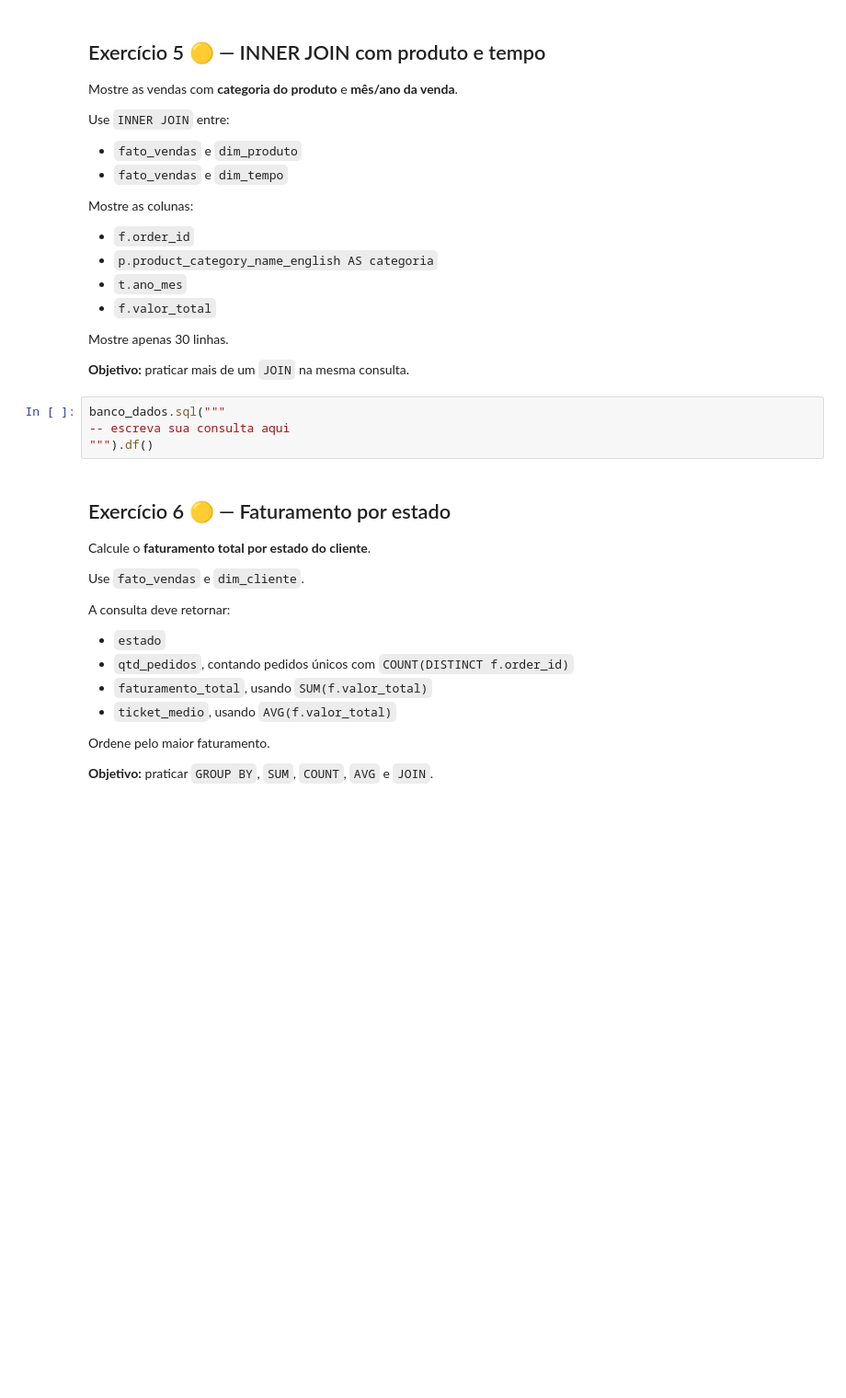
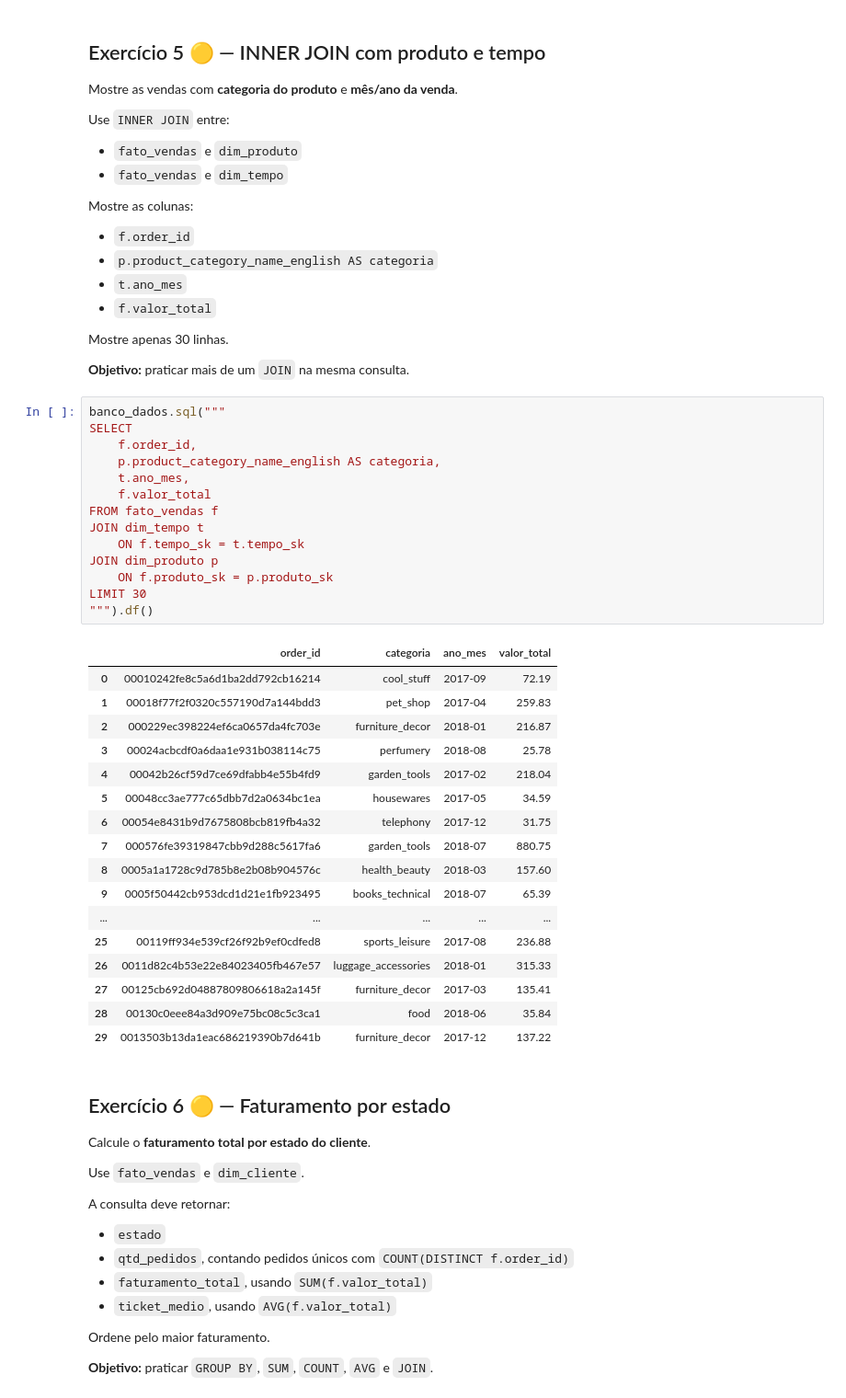
Before and after one commit to VictorHSaints/Semana_9, a Jupyter notebook: Exercício/Semana_9_Lista_Exercicios_SQLBásico.ipynb, the cells around one changed output. Shown at 92% size. Drawn from its saved outputs; the diff is of its cells as text; blank space fills up the shorter version.

```diff
--- a/Exercício/Semana_9_Lista_Exercicios_SQLBásico.ipynb
+++ b/Exercício/Semana_9_Lista_Exercicios_SQLBásico.ipynb
@@ -290,8 +290,36 @@ Mostre apenas 30 linhas.
 **Objetivo:** praticar mais de um `JOIN` na mesma consulta.
 # %%
 banco_dados.sql("""
--- escreva sua consulta aqui
+SELECT
+    f.order_id,
+    p.product_category_name_english AS categoria,
+    t.ano_mes,
+    f.valor_total
+FROM fato_vendas f
+JOIN dim_tempo t
+    ON f.tempo_sk = t.tempo_sk
+JOIN dim_produto p
+    ON f.produto_sk = p.produto_sk
+LIMIT 30
 """).df()
+# %% [output]
+|  | order_id | categoria | ano_mes | valor_total |
+| 0 | 00010242fe8c5a6d1ba2dd792cb16214 | cool_stuff | 2017-09 | 72.19 |
+| 1 | 00018f77f2f0320c557190d7a144bdd3 | pet_shop | 2017-04 | 259.83 |
+| 2 | 000229ec398224ef6ca0657da4fc703e | furniture_decor | 2018-01 | 216.87 |
+| 3 | 00024acbcdf0a6daa1e931b038114c75 | perfumery | 2018-08 | 25.78 |
+| 4 | 00042b26cf59d7ce69dfabb4e55b4fd9 | garden_tools | 2017-02 | 218.04 |
+| 5 | 00048cc3ae777c65dbb7d2a0634bc1ea | housewares | 2017-05 | 34.59 |
+| 6 | 00054e8431b9d7675808bcb819fb4a32 | telephony | 2017-12 | 31.75 |
+| 7 | 000576fe39319847cbb9d288c5617fa6 | garden_tools | 2018-07 | 880.75 |
+| 8 | 0005a1a1728c9d785b8e2b08b904576c | health_beauty | 2018-03 | 157.60 |
+| 9 | 0005f50442cb953dcd1d21e1fb923495 | books_technical | 2018-07 | 65.39 |
+| ... | ... | ... | ... | ... |
+| 25 | 00119ff934e539cf26f92b9ef0cdfed8 | sports_leisure | 2017-08 | 236.88 |
+| 26 | 0011d82c4b53e22e84023405fb467e57 | luggage_accessories | 2018-01 | 315.33 |
+| 27 | 00125cb692d04887809806618a2a145f | furniture_decor | 2017-03 | 135.41 |
+| 28 | 00130c0eee84a3d909e75bc08c5c3ca1 | food | 2018-06 | 35.84 |
+| 29 | 0013503b13da1eac686219390b7d641b | furniture_decor | 2017-12 | 137.22 |
 # %% [markdown]
 ## Exercício 6 🟡 — Faturamento por estado
 
```
Also changed, not shown: parts of 5 cells of this notebook, 1 other file.
